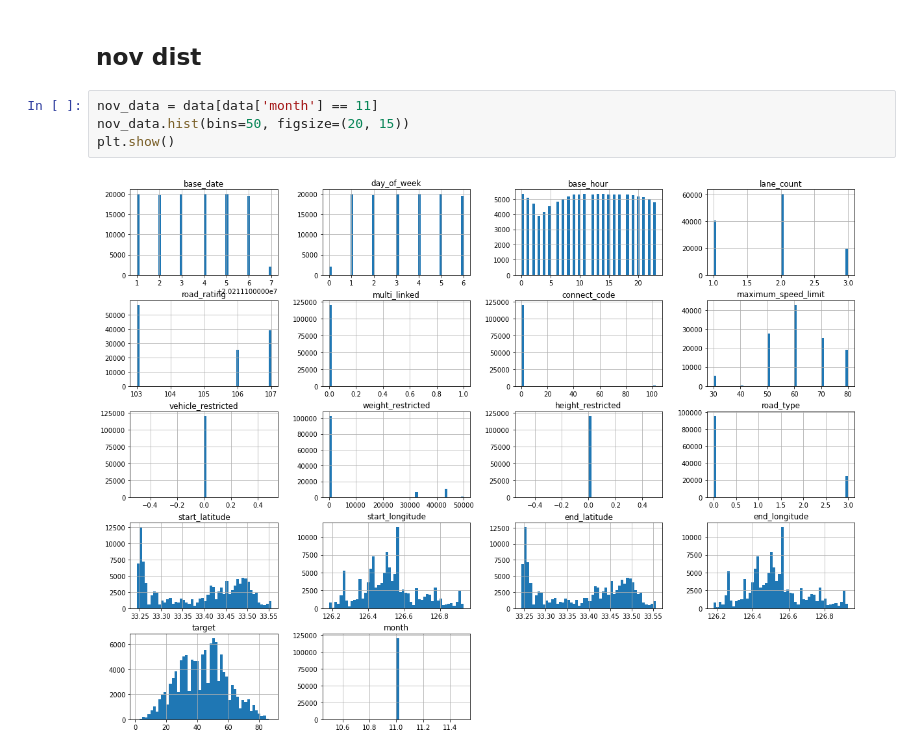
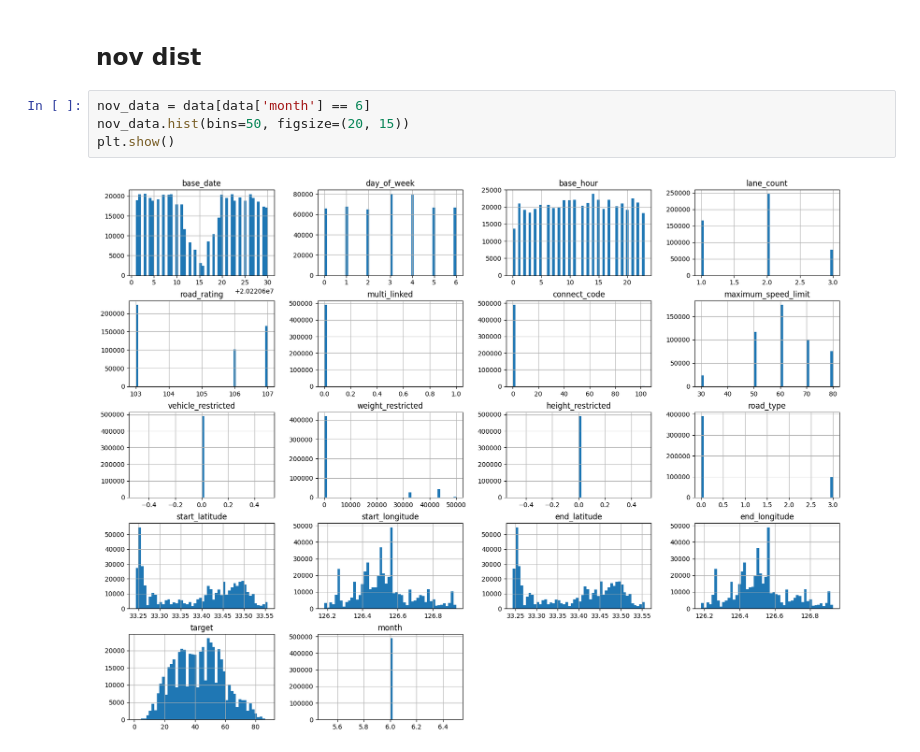
Before and after one commit to noodle-s/Jeju-road-traffic-prediction, a Jupyter notebook: EDA/EDA_oym.ipynb, the cells around one changed output. Drawn from its saved outputs; the diff is of its cells as text.

```diff
--- a/EDA/EDA_oym.ipynb
+++ b/EDA/EDA_oym.ipynb
@@ -144,8 +146,8 @@ plt.show()
 # %% [markdown]
 ## nov dist
 # %%
-nov_data = data[data['month'] == 11]
+nov_data = data[data['month'] == 6]
 nov_data.hist(bins=50, figsize=(20, 15))
 plt.show()
 # %% [output]
-[figure, old version]
+[figure, new version]
```
Also changed, not shown: parts of 19 cells of this notebook.
